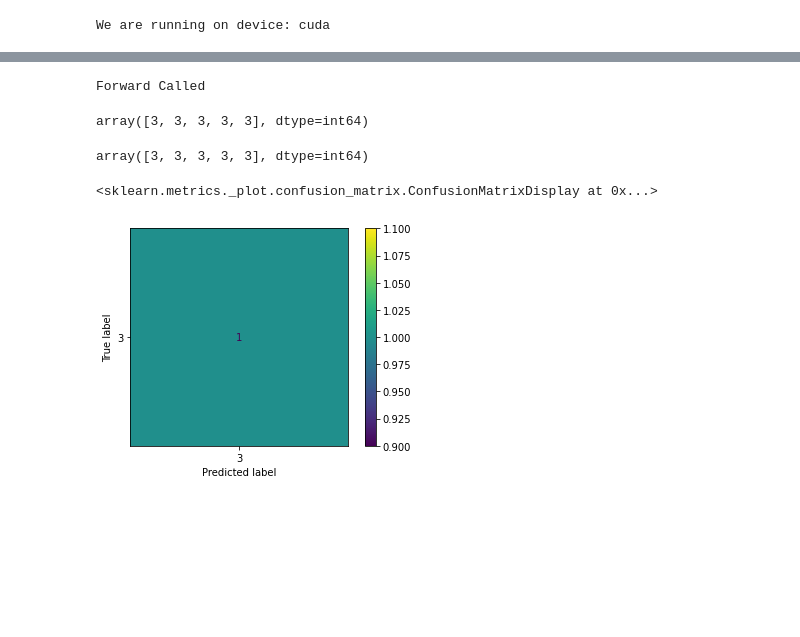
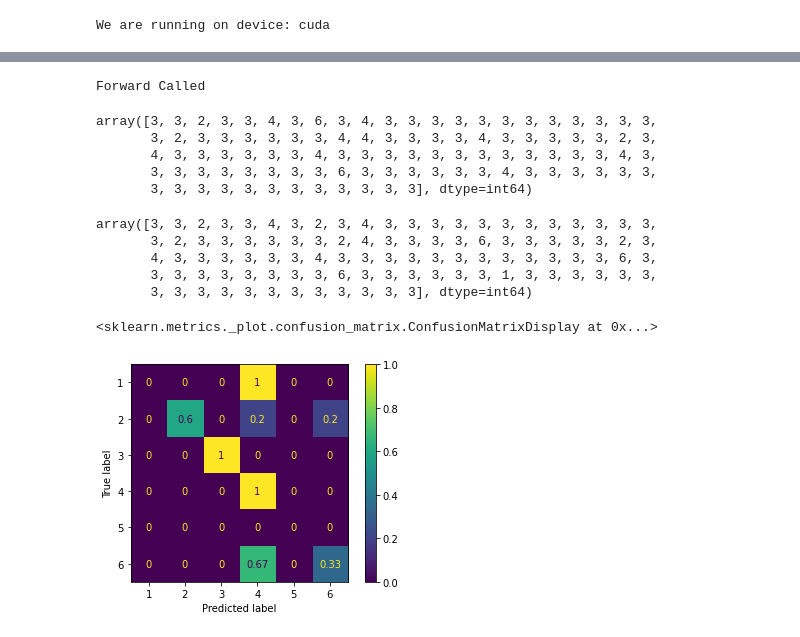
Before and after one commit to cerionXLII/NLP_BERT, a Jupyter notebook: src/Bert.ipynb, the cells around one changed output, grey strips where cells are left out. Saved outputs shown, nothing was run; the diff lists cells and outputs as text; code cells hidden in the pictures; blank space fills up the shorter version.

```diff
--- a/src/Bert.ipynb
+++ b/src/Bert.ipynb
@@ -702,8 +702,8 @@ tensor([[0.1394, 0.1599, 0.1548, 0.1324, 0.1248, 0.1408, 0.1479],
         [0.1423, 0.1517, 0.1463, 0.1242, 0.1348, 0.1532, 0.1476]],
        grad_fn=<SoftmaxBackward0>)
 # %%
-mMiniBatcherTrain = MiniBatcher(X_train[:1000], Y_train[:1000], batch_size=50)
-mMiniBatcherTest = MiniBatcher(X_test[:200], Y_test[:200], batch_size=50)
+mMiniBatcherTrain = MiniBatcher(X_train[:100000], Y_train[:100000], batch_size=100)
+mMiniBatcherTest = MiniBatcher(X_test[:1000], Y_test[:1000], batch_size=100)
 # %%
 for param in torchModel.parameters():
     print(type(param.data), param.size(), param.requires_grad)
@@ -740,7 +740,7 @@ criterion = nn.CrossEntropyLoss()
 #optimizer = optim.Adam(torchModel.parameters(), lr=0.003)
 optimizer = optim.Adam(torchModel.parameters(), lr=0.0015)
 
-epochs = 5
+epochs = 15
 steps = 0
 train_losses, test_losses = [], []
 
@@ -829,17 +874,25 @@ plt.legend(frameon=False)
 # %%
-Y_pred = torchModel.predict(X_test[:5])
+Y_pred = torchModel.predict(X_test[200:300])
 Y_pred
 # %% [output]
 Forward Called
-array([3, 3, 3, 3, 3], dtype=int64)
+array([3, 3, 2, 3, 3, 4, 3, 6, 3, 4, 3, 3, 3, 3, 3, 3, 3, 3, 3, 3, 3, 3,
+       3, 2, 3, 3, 3, 3, 3, 3, 4, 4, 3, 3, 3, 3, 4, 3, 3, 3, 3, 3, 2, 3,
+       4, 3, 3, 3, 3, 3, 3, 4, 3, 3, 3, 3, 3, 3, 3, 3, 3, 3, 3, 3, 4, 3,
+       3, 3, 3, 3, 3, 3, 3, 3, 6, 3, 3, 3, 3, 3, 3, 4, 3, 3, 3, 3, 3, 3,
+       3, 3, 3, 3, 3, 3, 3, 3, 3, 3, 3, 3], dtype=int64)
 # %%
-targets = Y_test[:5]
+targets = Y_test[200:300]
 targets
 # %% [output]
-array([3, 3, 3, 3, 3], dtype=int64)
+array([3, 3, 2, 3, 3, 4, 3, 2, 3, 4, 3, 3, 3, 3, 3, 3, 3, 3, 3, 3, 3, 3,
+       3, 2, 3, 3, 3, 3, 3, 3, 2, 4, 3, 3, 3, 3, 6, 3, 3, 3, 3, 3, 2, 3,
+       4, 3, 3, 3, 3, 3, 3, 4, 3, 3, 3, 3, 3, 3, 3, 3, 3, 3, 3, 3, 6, 3,
+       3, 3, 3, 3, 3, 3, 3, 3, 6, 3, 3, 3, 3, 3, 3, 1, 3, 3, 3, 3, 3, 3,
+       3, 3, 3, 3, 3, 3, 3, 3, 3, 3, 3, 3], dtype=int64)
 # %%
-cm = confusion_matrix(targets, Y_pred, normalize='true')
-ConfusionMatrixDisplay(confusion_matrix=cm, display_labels=list(set(Y_pred))).plot()
+cm = confusion_matrix(targets, Y_pred, normalize='true', labels=list(set(Y_test)))
+ConfusionMatrixDisplay(confusion_matrix=cm, display_labels=list(set(Y_test))).plot()
 # %% [output]
 <sklearn.metrics._plot.confusion_matrix.ConfusionMatrixDisplay at 0x...>
-[figure, old version]
+[figure, new version]
```
Also changed, not shown: parts of 5 cells of this notebook.
